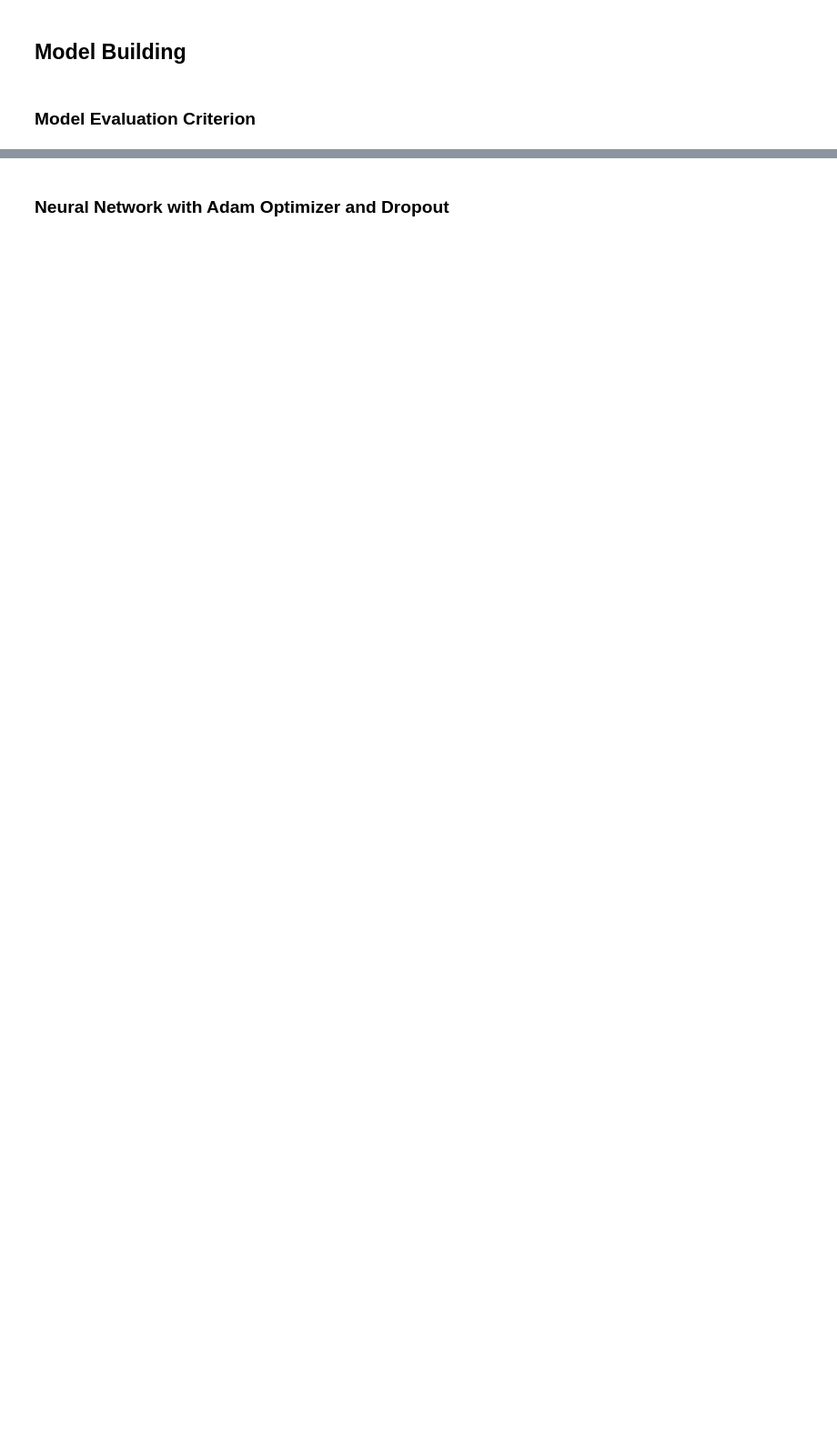
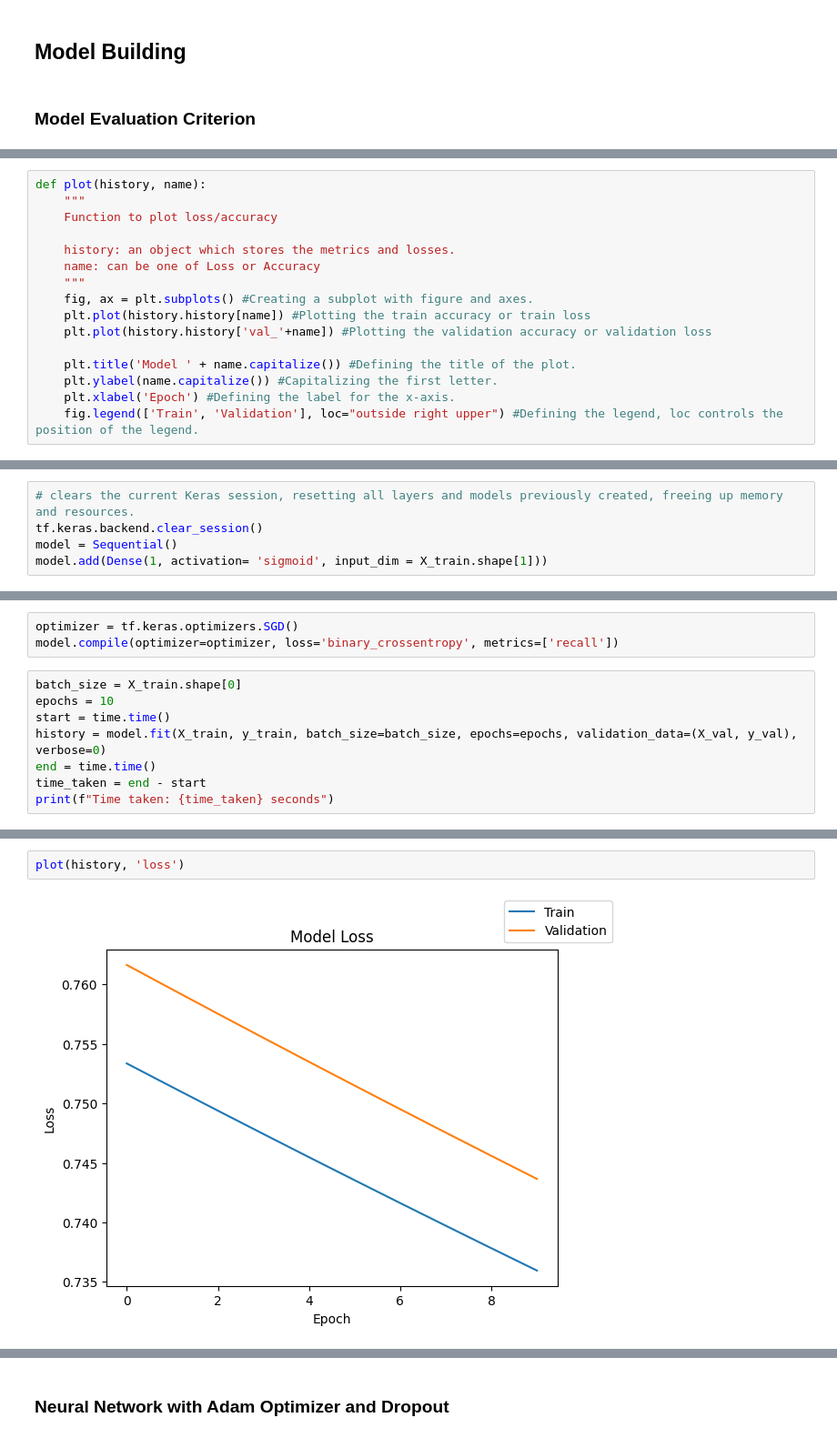
Before and after one commit to sheikhomer/BankChurnPrediction, a Jupyter notebook: INN_Learner_Notebook_Full_code.ipynb, the cells around one changed output, grey strips where cells are left out. Shown at 91% size. Saved outputs shown, nothing was run; the diff lists cells and outputs as text; blank space fills up the shorter version.

```diff
--- a/INN_Learner_Notebook_Full_code.ipynb
+++ b/INN_Learner_Notebook_Full_code.ipynb
@@ -615,0 +831,16 @@ Write down the logic for choosing the metric that would be the best metric for t
+# %%
+def plot(history, name):
+    """
+    Function to plot loss/accuracy
+
+    history: an object which stores the metrics and losses.
+    name: can be one of Loss or Accuracy
+    """
+    fig, ax = plt.subplots() #Creating a subplot with figure and axes.
+    plt.plot(history.history[name]) #Plotting the train accuracy or train loss
+    plt.plot(history.history['val_'+name]) #Plotting the validation accuracy or validation loss
+
+    plt.title('Model ' + name.capitalize()) #Defining the title of the plot.
+    plt.ylabel(name.capitalize()) #Capitalizing the first letter.
+    plt.xlabel('Epoch') #Defining the label for the x-axis.
+    fig.legend(['Train', 'Validation'], loc="outside right upper") #Defining the legend, loc controls the position of the legend.
@@ -615,0 +864,5 @@ Write down the logic for choosing the metric that would be the best metric for t
+# %%
+# clears the current Keras session, resetting all layers and models previously created, freeing up memory and resources.
+tf.keras.backend.clear_session()
+model = Sequential()
+model.add(Dense(1, activation= 'sigmoid', input_dim = X_train.shape[1]))
@@ -615,0 +881,11 @@ Write down the logic for choosing the metric that would be the best metric for t
+# %%
+optimizer = tf.keras.optimizers.SGD()
+model.compile(optimizer=optimizer, loss='binary_crossentropy', metrics=['recall'])
+# %%
+batch_size = X_train.shape[0]
+epochs = 10
+start = time.time()
+history = model.fit(X_train, y_train, batch_size=batch_size, epochs=epochs, validation_data=(X_val, y_val), verbose=0)
+end = time.time()
+time_taken = end - start
+print(f"Time taken: {time_taken} seconds")
@@ -615,0 +894,4 @@ Write down the logic for choosing the metric that would be the best metric for t
+# %%
+plot(history, 'loss')
+# %% [output]
+[figure, added]
```
Also changed, not shown: parts of 183 cells of this notebook.
